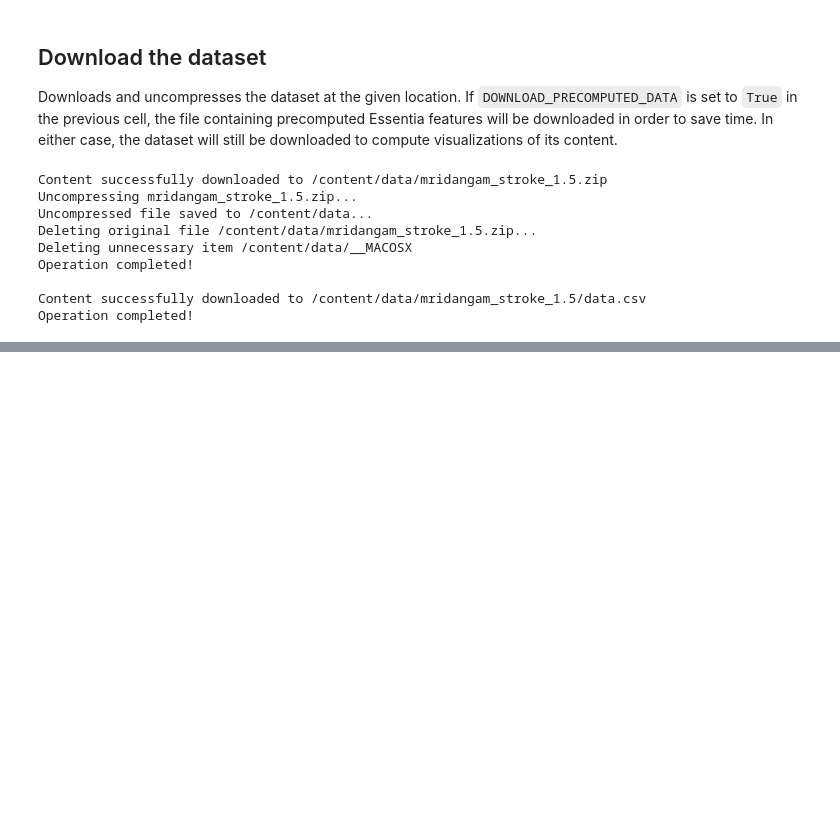
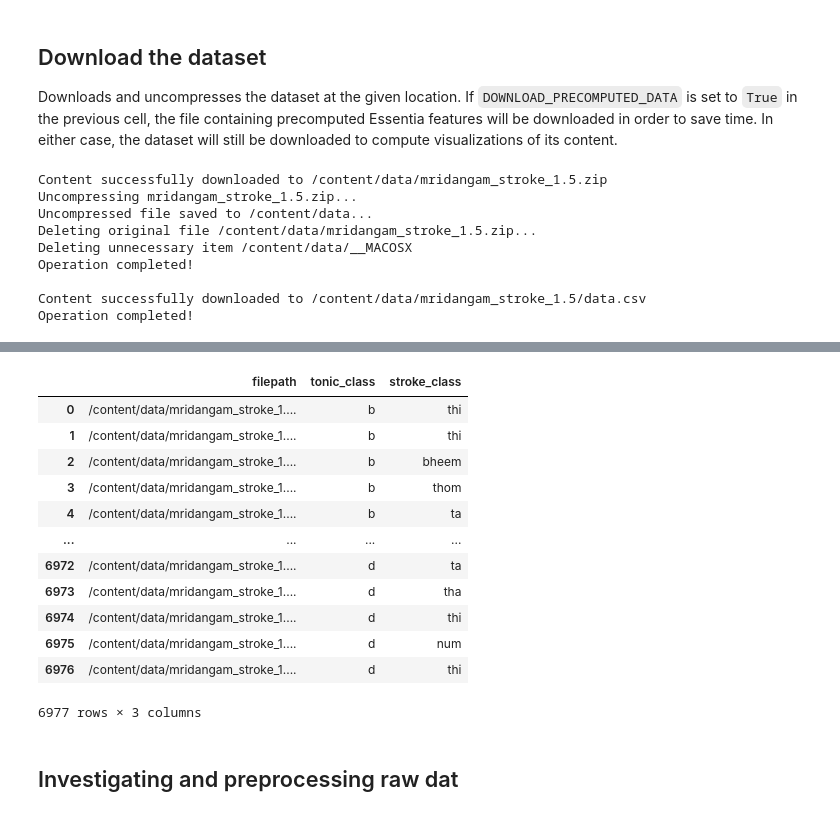
Before and after one commit to eagomez2/mir_basics, a Jupyter notebook: eagomez_assignment01_exemplary_mir_workflow.ipynb, the cells around one changed output, grey strips where cells are left out. Drawn from its saved outputs; the diff is of its cells as text; code cells hidden in the pictures; blank space fills up the shorter version.

```diff
--- a/eagomez_assignment01_exemplary_mir_workflow.ipynb
+++ b/eagomez_assignment01_exemplary_mir_workflow.ipynb
@@ -184,0 +188,21 @@ True
+# %%
+def map_path_substr(path, substr_map, default=np.NaN, use_filename=True):
+  """ Maps a pattern matched in path to a key found in substr_map.
+
+  Args:
+      path (str):          The path of a file (or folder).
+      substr_map (dict):   Dictionary containing key/value pairs for mapping.
+      default:             Default value given to unmapped items.
+      use_filename (bool): Use filename only and ignore directory.
+
+  Returns:
+      mapped_val (str): Mapped value obtained from the substr_map.
+  """
+    mapped_val = default
+
+    if use_filename: path = Path(path).stem
+
+    for key in substr_map.keys():
+        if key in path: mapped_val = substr_map[key]
+
+    return mapped_val
@@ -184,0 +212,28 @@ True
+# %%
+audiofiles = [os.path.join(root, file)
+              for root, dirs, files in os.walk(DATASET_ROOT)
+              for file in files if file.endswith('.wav')]
+
+df_audiofiles = pd.DataFrame(audiofiles, columns=['filepath'])
+df_audiofiles['tonic_class'] = df_audiofiles['filepath'].map(lambda filepath: map_path_substr(filepath, TONIC_CLASSES))
+df_audiofiles['stroke_class'] = df_audiofiles['filepath'].map(lambda filepath: map_path_substr(filepath, STROKE_CLASSES))
+
+pd.set_option('display.max_colwidth', None)  # Avoids truncating filenames while displaying DataFrames
+display(df_audiofiles)
+pd.reset_option('display.max_colwidth')  # Return it to normal for later
+# %% [output]
+|  | filepath | tonic_class | stroke_class |
+| 0 | /content/data/mridangam_stroke_1.... | b | thi |
+| 1 | /content/data/mridangam_stroke_1.... | b | thi |
+| 2 | /content/data/mridangam_stroke_1.... | b | bheem |
+| 3 | /content/data/mridangam_stroke_1.... | b | thom |
+| 4 | /content/data/mridangam_stroke_1.... | b | ta |
+| ... | ... | ... | ... |
+| 6972 | /content/data/mridangam_stroke_1.... | d | ta |
+| 6973 | /content/data/mridangam_stroke_1.... | d | tha |
+| 6974 | /content/data/mridangam_stroke_1.... | d | thi |
+| 6975 | /content/data/mridangam_stroke_1.... | d | num |
+| 6976 | /content/data/mridangam_stroke_1.... | d | thi |
+6977 rows × 3 columns
+# %% [markdown]
+## Investigating and preprocessing raw dat
```
Also changed, not shown: parts of 5 cells of this notebook.
